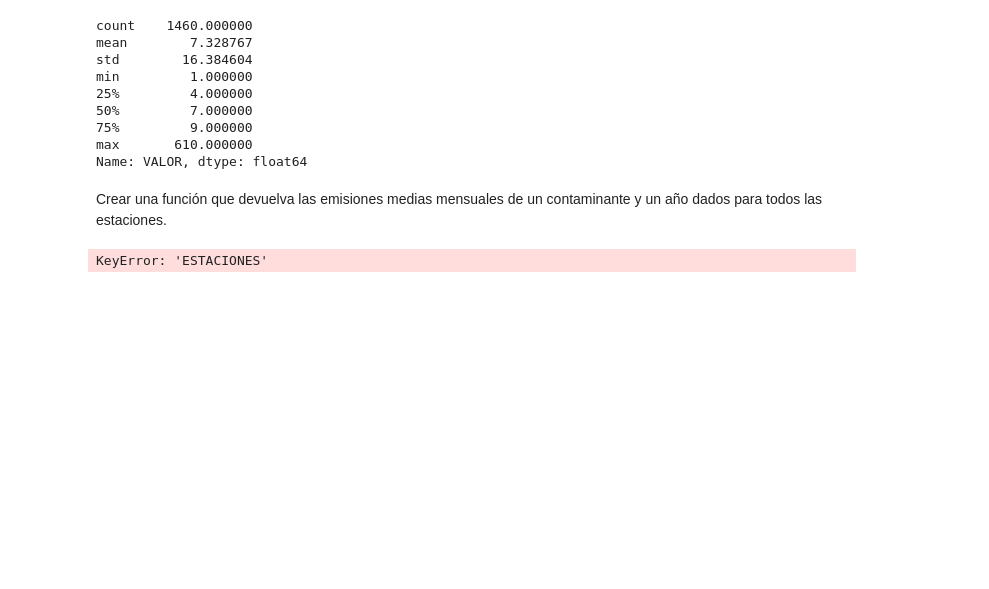
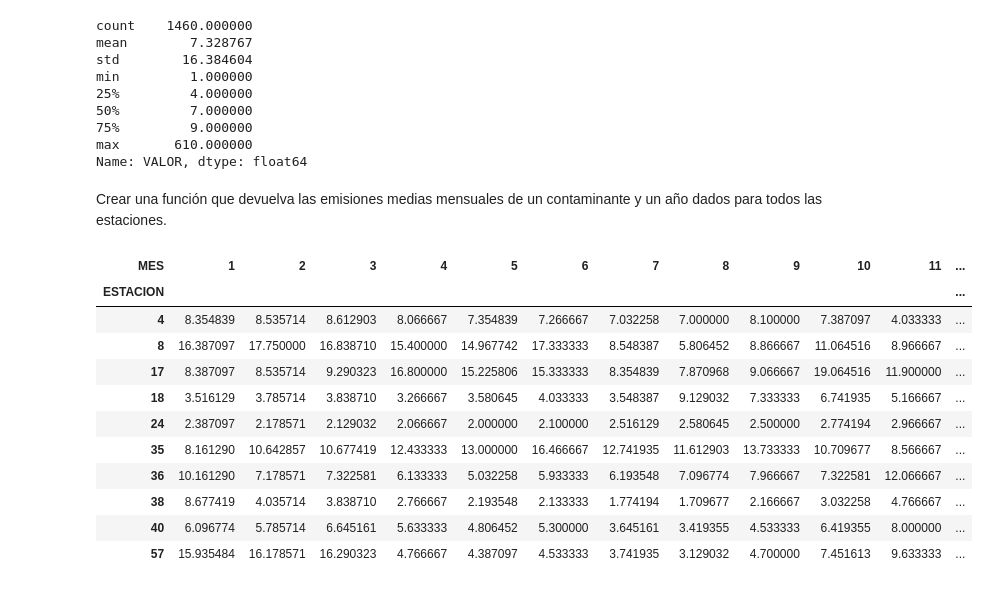
Before and after one commit to kineticske/np-pd-practice, a Jupyter notebook: analisis_e.ipynb, the cells around one changed output. Drawn from its saved outputs; the diff is of its cells as text; code cells hidden in the pictures; blank space fills up the shorter version.

```diff
--- a/analisis_e.ipynb
+++ b/analisis_e.ipynb
@@ -221,12 +221,23 @@ min         1.000000
 75%         9.000000
 max       610.000000
 Name: VALOR, dtype: float64
-# %% [markdown]
-Crear una función que devuelva las emisiones medias mensuales de un contaminante y un año dados para todos las estaciones.
-# %%
-def emisiones_medias(contaminante, anio):
-    return dataT[(dataT.MAGNITUD==contaminante) & (dataT.ANO==anio)].groupby(['ESTACION', 'MES']).VALOR.mean()
-
-emisiones_medias(1,2016)
-# %% [output]
-KeyError: 'ESTACIONES'
+# %% [markdown]
+Crear una función que devuelva las emisiones medias mensuales de un contaminante y un año dados para todos las estaciones.
+# %%
+def emisiones_medias(contaminante, anio):
+    return dataT[(dataT.MAGNITUD==contaminante) & (dataT.ANO==anio)].groupby(['ESTACION', 'MES']).VALOR.mean().unstack()
+
+emisiones_medias(1,2016)
+# %% [output]
+| MES | 1 | 2 | 3 | 4 | 5 | 6 | 7 | 8 | 9 | 10 | 11 | ... |
+| ESTACION |  |  |  |  |  |  |  |  |  |  |  | ... |
+| 4 | 8.354839 | 8.535714 | 8.612903 | 8.066667 | 7.354839 | 7.266667 | 7.032258 | 7.000000 | 8.100000 | 7.387097 | 4.033333 | ... |
+| 8 | 16.387097 | 17.750000 | 16.838710 | 15.400000 | 14.967742 | 17.333333 | 8.548387 | 5.806452 | 8.866667 | 11.064516 | 8.966667 | ... |
+| 17 | 8.387097 | 8.535714 | 9.290323 | 16.800000 | 15.225806 | 15.333333 | 8.354839 | 7.870968 | 9.066667 | 19.064516 | 11.900000 | ... |
+| 18 | 3.516129 | 3.785714 | 3.838710 | 3.266667 | 3.580645 | 4.033333 | 3.548387 | 9.129032 | 7.333333 | 6.741935 | 5.166667 | ... |
+| 24 | 2.387097 | 2.178571 | 2.129032 | 2.066667 | 2.000000 | 2.100000 | 2.516129 | 2.580645 | 2.500000 | 2.774194 | 2.966667 | ... |
+| 35 | 8.161290 | 10.642857 | 10.677419 | 12.433333 | 13.000000 | 16.466667 | 12.741935 | 11.612903 | 13.733333 | 10.709677 | 8.566667 | ... |
+| 36 | 10.161290 | 7.178571 | 7.322581 | 6.133333 | 5.032258 | 5.933333 | 6.193548 | 7.096774 | 7.966667 | 7.322581 | 12.066667 | ... |
+| 38 | 8.677419 | 4.035714 | 3.838710 | 2.766667 | 2.193548 | 2.133333 | 1.774194 | 1.709677 | 2.166667 | 3.032258 | 4.766667 | ... |
+| 40 | 6.096774 | 5.785714 | 6.645161 | 5.633333 | 4.806452 | 5.300000 | 3.645161 | 3.419355 | 4.533333 | 6.419355 | 8.000000 | ... |
+| 57 | 15.935484 | 16.178571 | 16.290323 | 4.766667 | 4.387097 | 4.533333 | 3.741935 | 3.129032 | 4.700000 | 7.451613 | 9.633333 | ... |
```
Also changed, not shown: parts of 2 cells of this notebook.
